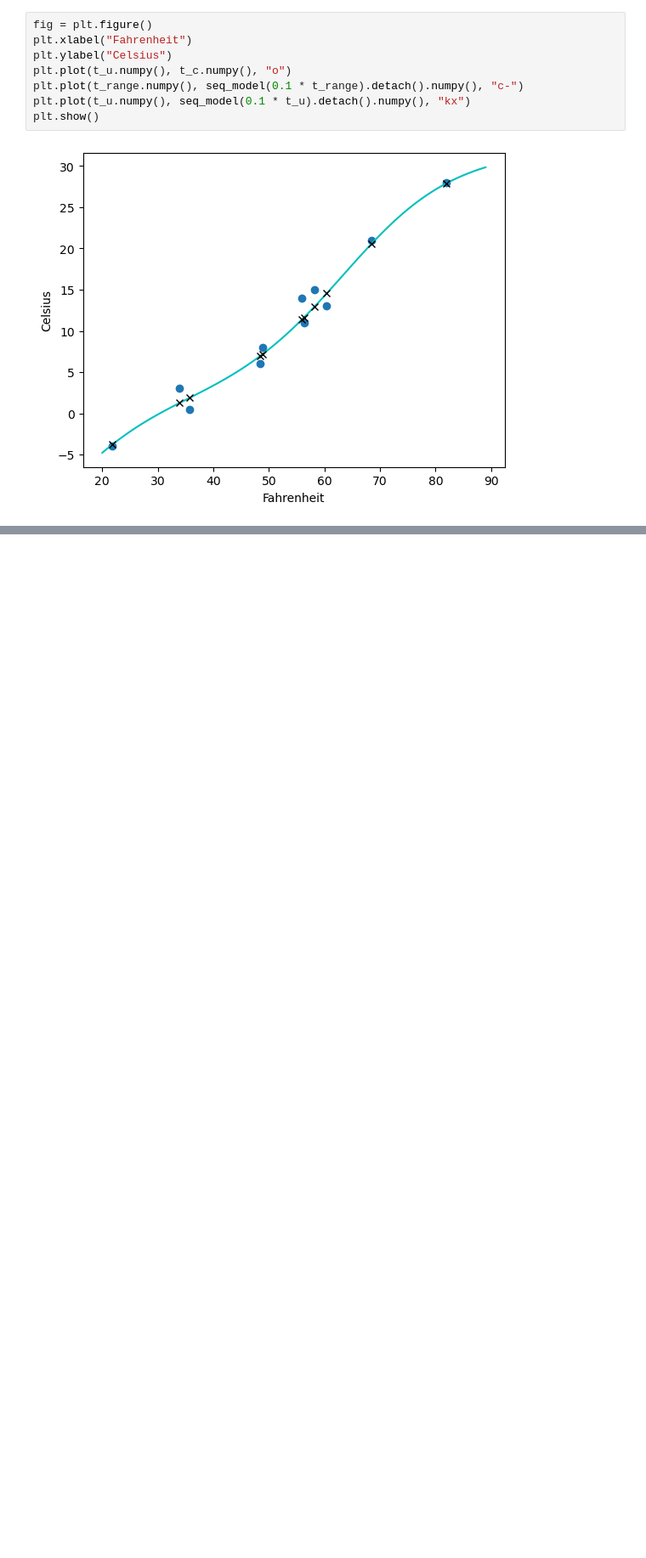
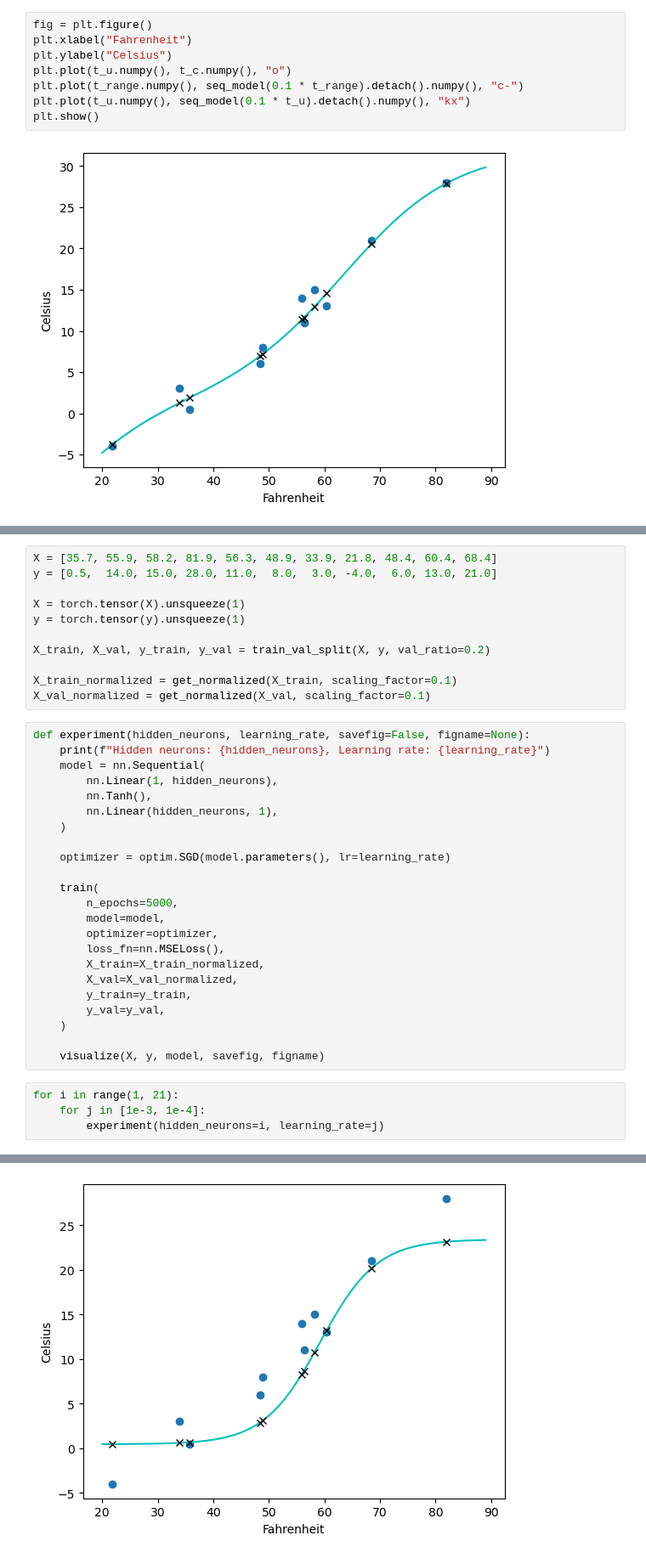
Before and after one commit to yahyavaleo/dlwpt, a Jupyter notebook: chapter6/neural-networks.ipynb, the cells around one changed output, grey strips where cells are left out. Shown at 85% size. Cells and saved outputs as stored; diff of their text form; blank space fills up the shorter version.

```diff
--- a/chapter6/neural-networks.ipynb
+++ b/chapter6/neural-networks.ipynb
@@ -239,0 +299,39 @@ plt.show()
+# %%
+X = [35.7, 55.9, 58.2, 81.9, 56.3, 48.9, 33.9, 21.8, 48.4, 60.4, 68.4]
+y = [0.5,  14.0, 15.0, 28.0, 11.0,  8.0,  3.0, -4.0,  6.0, 13.0, 21.0]
+
+X = torch.tensor(X).unsqueeze(1)
+y = torch.tensor(y).unsqueeze(1)
+
+X_train, X_val, y_train, y_val = train_val_split(X, y, val_ratio=0.2)
+
+X_train_normalized = get_normalized(X_train, scaling_factor=0.1)
+X_val_normalized = get_normalized(X_val, scaling_factor=0.1)
+# %%
+def experiment(hidden_neurons, learning_rate, savefig=False, figname=None):
+    print(f"Hidden neurons: {hidden_neurons}, Learning rate: {learning_rate}")
+    model = nn.Sequential(
+        nn.Linear(1, hidden_neurons),
+        nn.Tanh(),
+        nn.Linear(hidden_neurons, 1),
+    )
+
+    optimizer = optim.SGD(model.parameters(), lr=learning_rate)
+
+    train(
+        n_epochs=5000,
+        model=model,
+        optimizer=optimizer,
+        loss_fn=nn.MSELoss(),
+        X_train=X_train_normalized,
+        X_val=X_val_normalized,
+        y_train=y_train,
+        y_val=y_val,
+    )
+
+    visualize(X, y, model, savefig, figname)
+# %%
+for i in range(1, 21):
+    for j in [1e-3, 1e-4]:
+        experiment(hidden_neurons=i, learning_rate=j)
+# %% [output]
@@ -239,0 +345 @@ plt.show()
+[figure, added]
```
Also changed, not shown: parts of 28 cells of this notebook, 7 other files.
